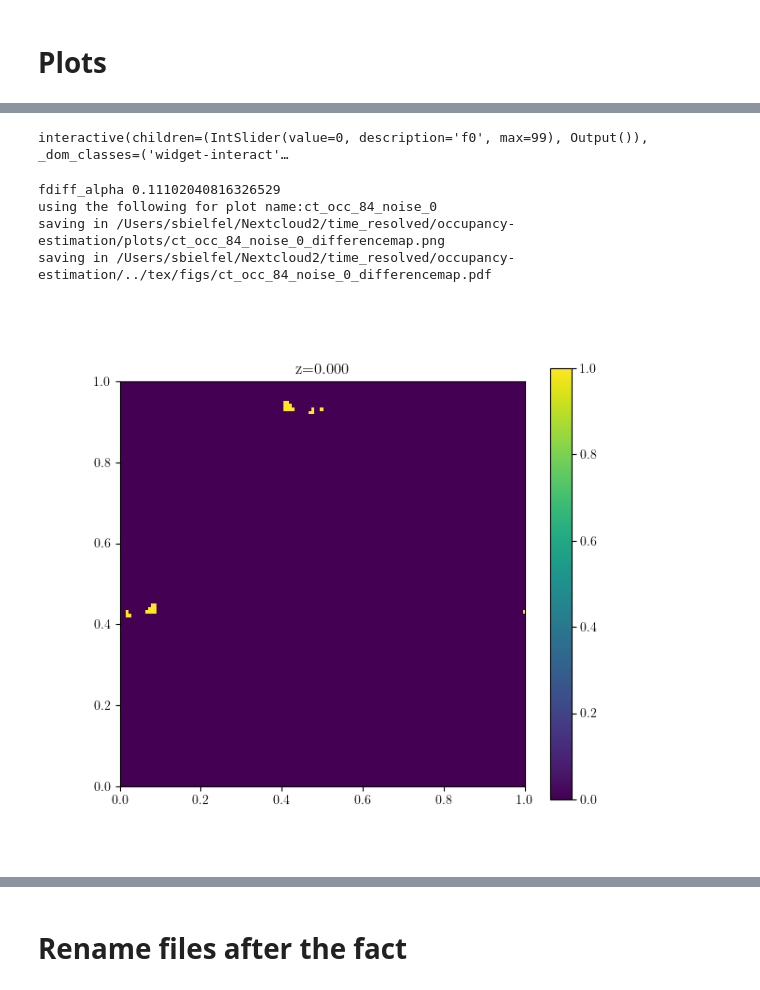
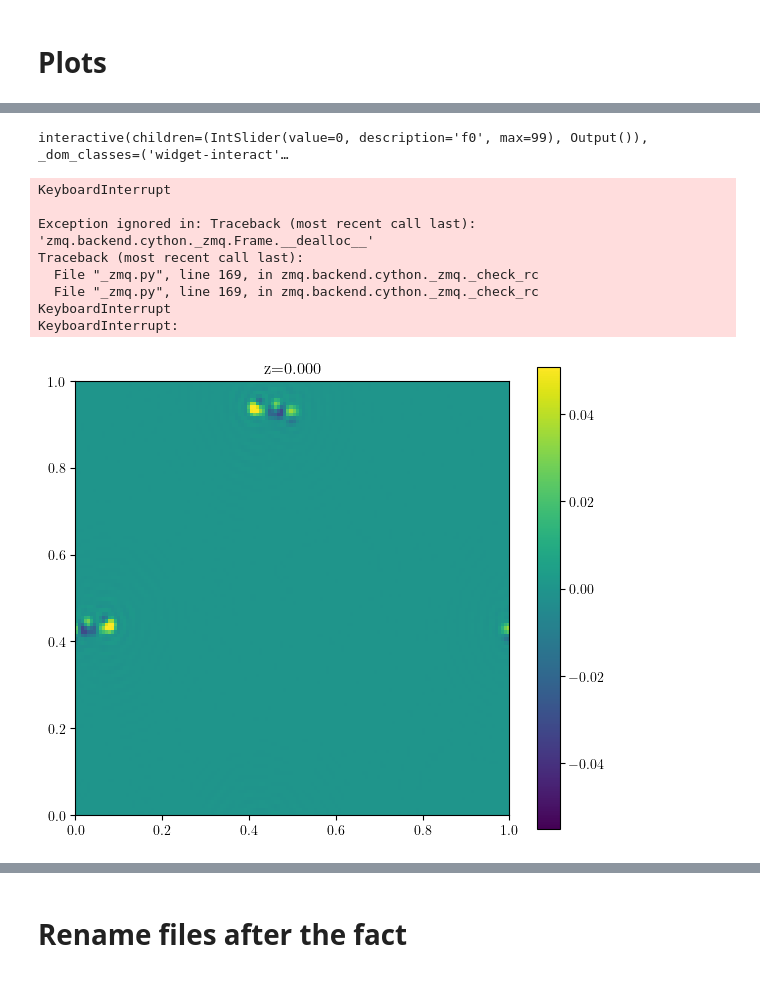
Before and after one commit to cvazz/occupancy-estimation, a Jupyter notebook: cistrans_plots.ipynb, the cells around one changed output, grey strips where cells are left out. Saved outputs shown, nothing was run; the diff lists cells and outputs as text; code cells hidden in the pictures.

```diff
--- a/cistrans_plots.ipynb
+++ b/cistrans_plots.ipynb
@@ -102,0 +83,30 @@ f_xtrs = make_f_xtr(alpha_xtrs, f_dark, f_light, np.angle(f_dark),  version=1, n
+# %%
+alpha_xtrs = np.linspace(1e-2,1, 5)
+alpha_xtrs = np.linspace(1e-2,1, 150)
+alpha_xtrs = np.linspace(1e-2,1, 50)
+
+alpha_0 = 0.27
+alpha = 0.27
+noise_level = 0.0
+offset = False
+scaleit = True
+from generate_objects import generate_obj_cistrans_v2
+obj0, obj1, f_dark, f_light, delta_fa_abs, imagetype =  generate_obj_cistrans_v2(alpha, noise_level, offset, scaleit)
+
+
+
+if "2d" in imagetype:
+    strict = 0.005
+    lax = 0.001
+    mask_thresh = 0.0003
+else:
+    strict = 0.05 * alpha/alpha_0
+    lax = 0.015 * alpha/alpha_0
+    mask_thresh = 0.03 * alpha/alpha_0
+
+
+config = Config(imagetype, alpha)
+print(imagetype)
+
+delta_obj = obj1-obj0
+f_xtrs = make_f_xtr(alpha_xtrs, f_dark, f_light, np.angle(f_dark),  version=1, noise_level = 0)
@@ -168,15 +210,20 @@ saving in /Users/sbielfel/Nextcloud2/time_resolved/occupancy-estimation/../tex/f
 # %%
 delta_obj = obj1-obj0
 mask_pks = np.abs(delta_obj)>mask_thresh
 # mask_pks = (delta_obj)<-0.05
 if mask_pks.ndim == 2: plt.figure(); plt.imshow(mask_pks)
-else: _ = slice_3d(mask_pks)
+else: _ = slice_3d(delta_obj)
 
 difference_map_plot(alpha_xtrs, f_xtrs, mask_pks, obj0, delta_obj, config, save_output=True)
 # %% [output]
 interactive(children=(IntSlider(value=0, description='f0', max=99), Output()), _dom_classes=('widget-interact'…
-fdiff_alpha 0.11102040816326529
-using the following for plot name:ct_occ_84_noise_0
-saving in /Users/sbielfel/Nextcloud2/time_resolved/occupancy-estimation/plots/ct_occ_84_noise_0_differencemap.png
-saving in /Users/sbielfel/Nextcloud2/time_resolved/occupancy-estimation/../tex/figs/ct_occ_84_noise_0_differencemap.pdf
+KeyboardInterrupt
+
+Exception ignored in: Traceback (most recent call last):
+'zmq.backend.cython._zmq.Frame.__dealloc__'
+Traceback (most recent call last):
+  File "_zmq.py", line 169, in zmq.backend.cython._zmq._check_rc
+  File "_zmq.py", line 169, in zmq.backend.cython._zmq._check_rc
+KeyboardInterrupt
+KeyboardInterrupt:
-[figure, old version]
+[figure, new version]
```
Also changed, not shown: parts of 30 cells of this notebook.
